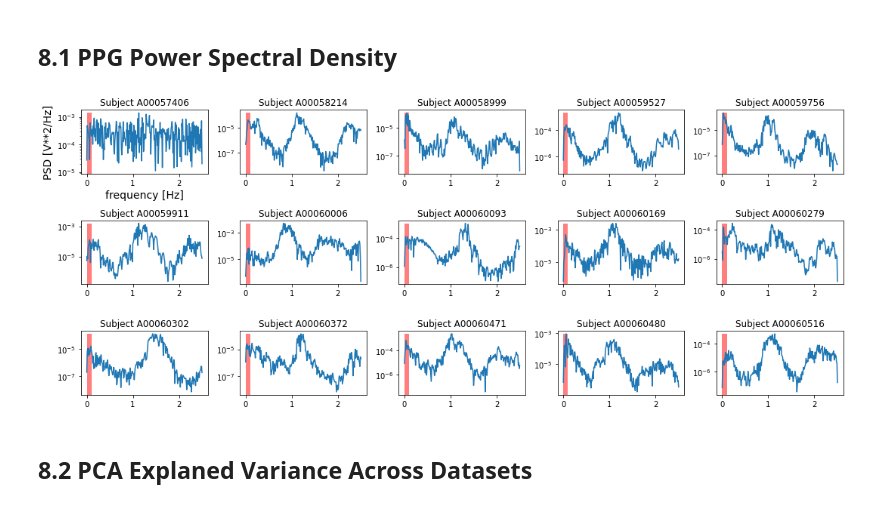
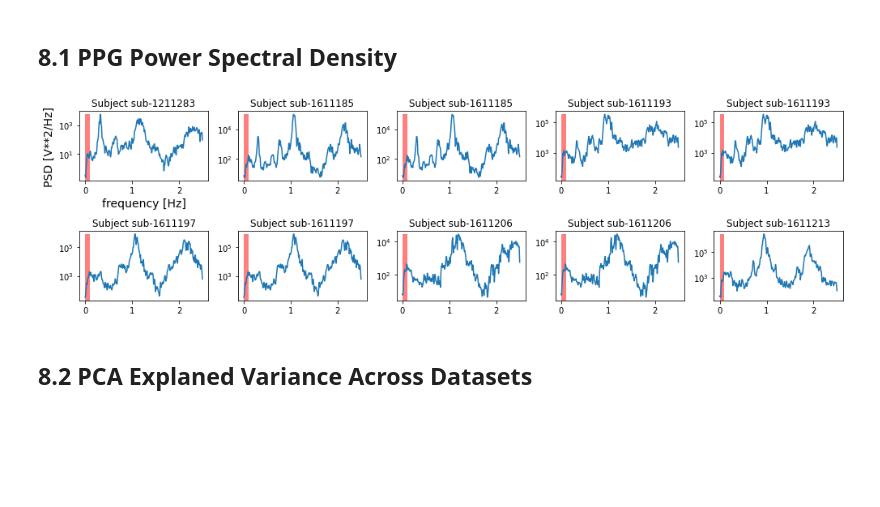
Before and after one commit to tsb46/fmri_arousal, a Jupyter notebook: analysis.ipynb, the cells around one changed output. Saved outputs shown, nothing was run; the diff lists cells and outputs as text; code cells hidden in the pictures; blank space fills up the shorter version.

```diff
--- a/analysis.ipynb
+++ b/analysis.ipynb
@@ -334,8 +331,7 @@ for i, (subj, scan) in enumerate(subject_list_chang[['subject','scan']].values.t
         scan_str = f'000{scan}'
     else:
         scan_str = f'00{scan}'
-    df = load_subj_chang(subj, scan, pc_subj_chang[f'{subj}_{scan}'],
-                         pc_p_subj_chang[f'{subj}_{scan}'], fs_chang)
+    df = load_subj_chang(subj, scan, pc_subj_chang[f'{subj}_{scan}'], fs_chang)
     xcorr_subj = []
     # Loop through frequencies
     for f in range(len(freqs)):
@@ -410,7 +369,7 @@ HCP: (0.20026271667755943, 0.0)
 physio_dict = {
     'chang': ['pc1', 'csf', 'RESP_RVT_NK', 'PPG_HR_NK', 'PPG_PEAK_AMP', 'PPG_LOW_NK', 'Alpha'],
     'hcp': ['pc1', 'csf', 'RESP_RVT_NK', 'PPG_HR_NK', 'PPG_PEAK_AMP', 'PPG_LOW_NK'],
-    'spreng': ['pc1', 'RESP_RVT_NK', 'PPG_HR_NK', 'PPG_PEAK_AMP']
+    'spreng': ['pc1', 'csf', 'RESP_RVT_NK', 'PPG_HR_NK', 'PPG_PEAK_AMP', 'PPG_LOW_NK']
 }
 
 lag_n = {
@@ -1557,72 +1532,50 @@ spreng
 # %% [markdown]
 ## 8.1 PPG Power Spectral Density
 # %%
-datasets_list = ['chang', 'chang_bh', 'hcp', 'nki']
-dataset_subjects = [subject_list_chang, subject_list_chang_bh, subject_list_hcp, subject_list_nki]
-sf_resamp = 5 # resampling rate before power spectral densityestimate
+datasets_list = ['chang', 'chang_bh', 'hcp', 'nki', 'spreng']
+dataset_subjects = [subject_list_chang, subject_list_chang_bh,
+                    subject_list_hcp, subject_list_nki, subject_list_spreng]
+sf_resamp = 5 # resampling rate before power spectral density estimate
 
-dataset = 'nki' # provide string of dataset
+dataset = 'spreng' # provide string of dataset
 
 subject_list = dataset_subjects[datasets_list.index(dataset)]
-# Limit to 15 subjects for larger datasets
-if (dataset == 'hcp') | (dataset=='nki'):
-    subject_list = subject_list.iloc[:15,:].copy()
+# Limit to 10 subjects for larger datasets
+subject_list = subject_list.iloc[:10,:].copy()
 
-fig, axs = plt.subplots(3,5, figsize=(15,6))
+fig, axs = plt.subplots(2,5, figsize=(14,4))
 for i, ax in zip(range(subject_list.shape[0]), axs.flat):
     if (dataset == 'chang') | (dataset == 'chang_bh'):
         subj, scan = subject_list.iloc[i,:][['subject', 'scan']].astype(int)
-        if scan < 10:
-            scan_str = f'000{scan}'
-        else:
-            scan_str = f'00{scan}'
-
-        if dataset == 'chang':
-            fp = f'data/dataset_chang/physio/raw/sub_00{subj}-mr_{scan_str}-ecr_echo1_physOUT.mat'
-        elif dataset == 'chang_bh':
-            fp = f'data/dataset_chang_bh/physio/raw/sub_00{subj}-mr_{scan_str}-adb_echo1_physOUT.mat'
-
-        physio_raw = loadmat(fp, squeeze_me=True)
-
-        sf_physio = 1/physio_raw['OUT_p']['dt_phys'].item()
-        # Pull physio data into dict
-        ppg = physio_raw['OUT_p']['card_dat'].item()
+        physio = load_raw_physio(subj, dataset, fs_resamp=sf_resamp, scan=scan)
     elif dataset == 'nki':
         subj = subject_list.iloc[i,:]['subject']
-        fp = f'data/dataset_nki/physio/raw/{subj}_task_breathhold_physio.tsv.gz'
-        physio_df = pd.read_csv(fp, compression='gzip', sep='\t', header=None)
-        physio_df = physio_df.dropna(axis=1, how='all')
-        subj_base = fp.rsplit('.tsv')[0]
-        physio_json = json.load(open(f'{subj_base}.json'))
-        physio_df.columns = physio_json['Columns']
-        ppg = physio_df['cardiac']
-        sf_physio = physio_json['SamplingFrequency']
+        physio = load_raw_physio(subj, dataset, fs_resamp=sf_resamp)
     elif dataset == 'hcp':
-        subj, lr = subject_list.iloc[i,:][['subject', 'lr']]
-        physio_signals = np.loadtxt(f'data/dataset_hcp/physio/raw/{subj}_{lr}1_physio.txt')
-        ppg = physio_signals[:,2]
-        sf_physio = 400
+        subj, scan = subject_list.iloc[i,:][['subject', 'lr']]
+        hcp_sf_physio = 400
+        physio = load_raw_physio(subj, dataset, fs=hcp_sf_physio, fs_resamp=sf_resamp, scan=scan)
+    elif dataset == 'spreng':
+        subj, scan = subject_list.iloc[i,:][['subject', 'scan']]
+        physio = load_raw_physio(subj, dataset, fs_resamp=sf_resamp, scan=scan)
 
-    physio_secs = len(ppg)/sf_physio
-    physio_resamp_n = int(physio_secs * 5)
-    ppg_resamp = nk.signal_resample(ppg, desired_length=physio_resamp_n, method='FFT')
-    f, pxx = welch(ppg_resamp, 5, nperseg=500, noverlap=50)
+    f, pxx = welch(physio['ppg'], 5, nperseg=500, noverlap=50)
     ax.semilogy(f, pxx)
     if (dataset == 'chang') | (dataset == 'chang_bh'):
-        ax.set_title(f'Subject {subj} - Scan {scan_str}', fontsize=12)
+        ax.set_title(f'Subject {subj} - Scan {scan}', fontsize=12)
     else:
         ax.set_title(f'Subject {subj}', fontsize=12)
 
     if i == 0:
         ax.set_xlabel('frequency [Hz]', fontsize=14)
         ax.set_ylabel('PSD [V**2/Hz]', fontsize=14)
     f_low = f[f <= 0.1]
     ax.fill_between(f_low, 0, max(pxx), facecolor='red', alpha=0.5)
 
 fig.tight_layout()
 plt.show()
 # %% [output]
-[figure, old version]
+[figure, new version]
 # %% [markdown]
 ## 8.2 PCA Explaned Variance Across Datasets
 # %% [markdown]
```
Also changed, not shown: parts of 9 cells of this notebook.
